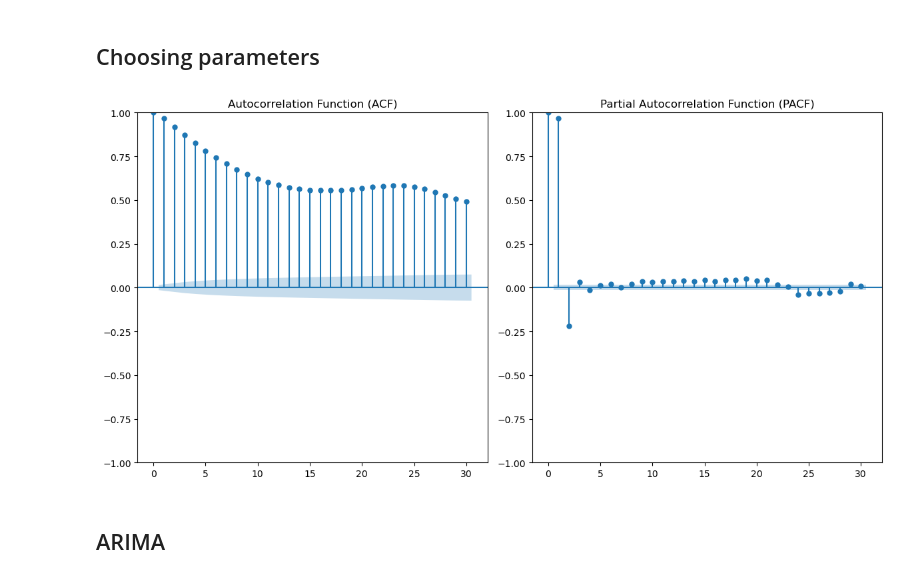
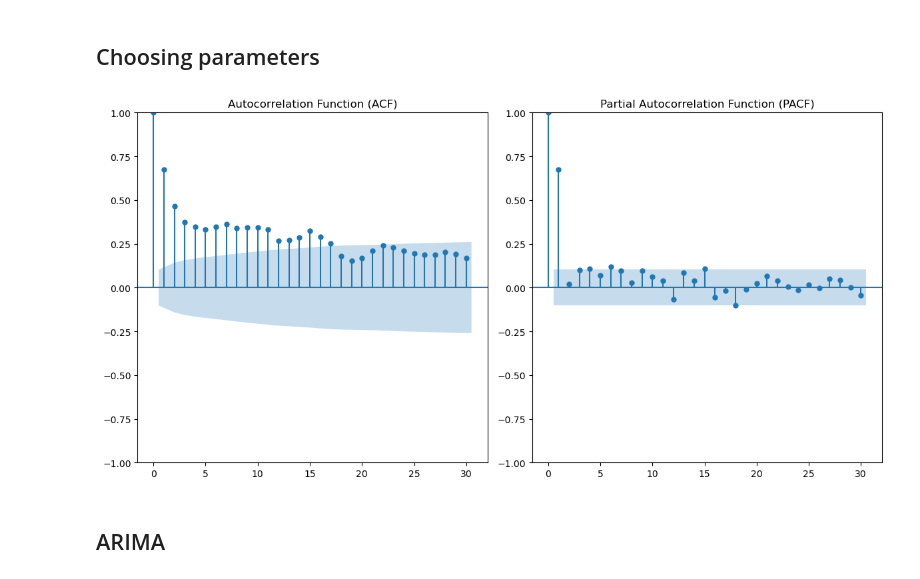
Before and after one commit to nastyabekesheva/Mathematical-Modeling, a Jupyter notebook: lab_1.ipynb, the cells around one changed output. Drawn from its saved outputs; the diff is of its cells as text; code cells hidden in the pictures.

```diff
--- a/lab_1.ipynb
+++ b/lab_1.ipynb
@@ -71,7 +69,7 @@ Percentage of "0" entries: 1.924 %
 # %% [markdown]
 Since the amount of such values are insignificant it's save to delete them.
 # %%
-df = df[df['value'] != 0]
+#df = df[df['value'] != 0]
 # %% [markdown]
 ## Transform dates
 # %%
@@ -376,14 +362,14 @@ monthly_test_data = monthly_data['2022-12-01':'2023-12-31']
 ## Choosing parameters
 # %%
 fig, (ax1, ax2) = plt.subplots(1, 2, figsize=(12, 6))
-plot_acf(hourly_train_data, lags=30, ax=ax1)
+plot_acf(daily_train_data, lags=30, ax=ax1)
 ax1.set_title('Autocorrelation Function (ACF)')
-plot_pacf(hourly_train_data, lags=30, ax=ax2)
+plot_pacf(daily_train_data, lags=30, ax=ax2)
 ax2.set_title('Partial Autocorrelation Function (PACF)')
 plt.tight_layout()
 plt.show()
 # %% [output]
-[figure, old version]
+[figure, new version]
 # %% [markdown]
 ## ARIMA
 # %% [markdown]
```
Also changed, not shown: parts of 17 cells of this notebook.
